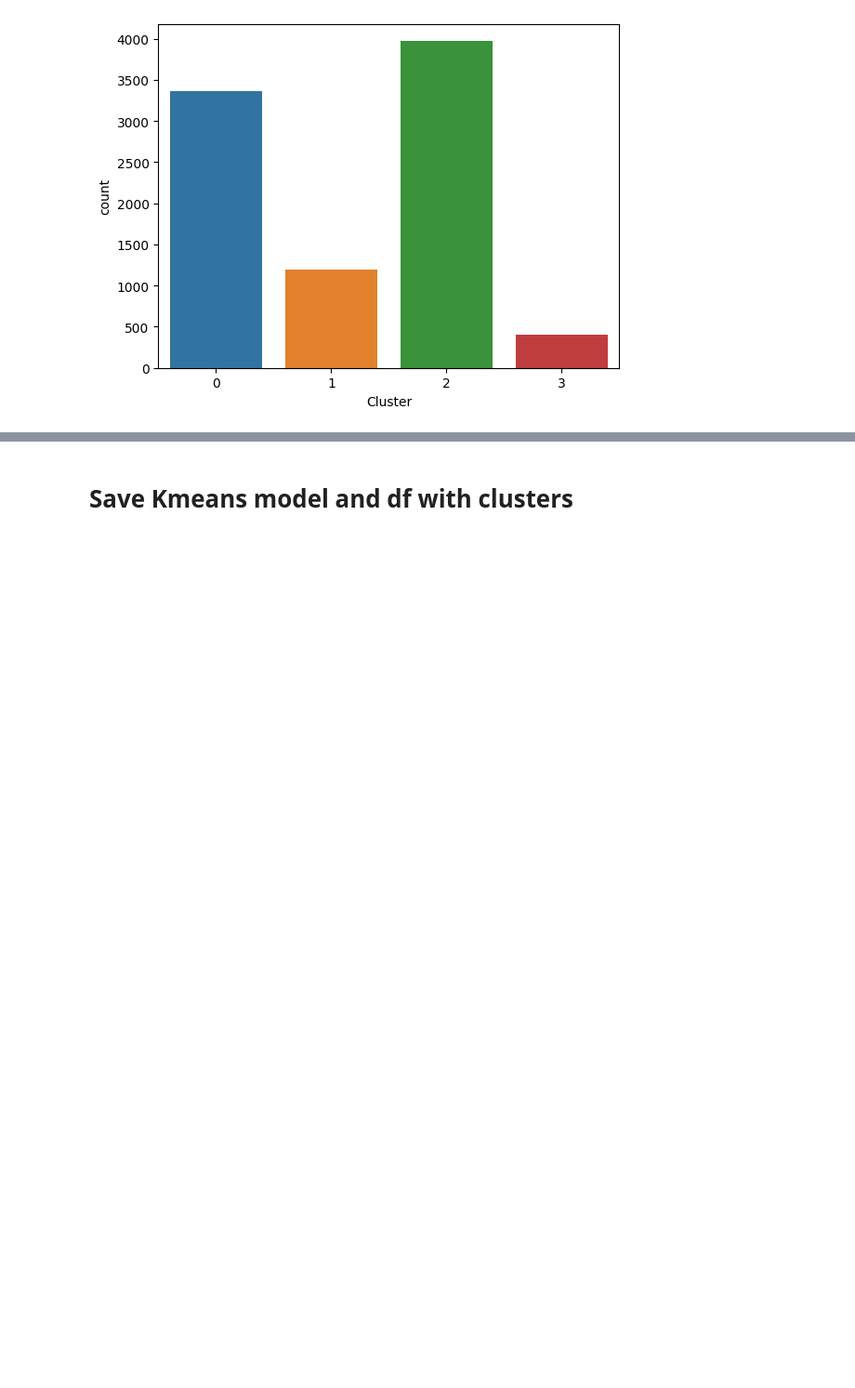
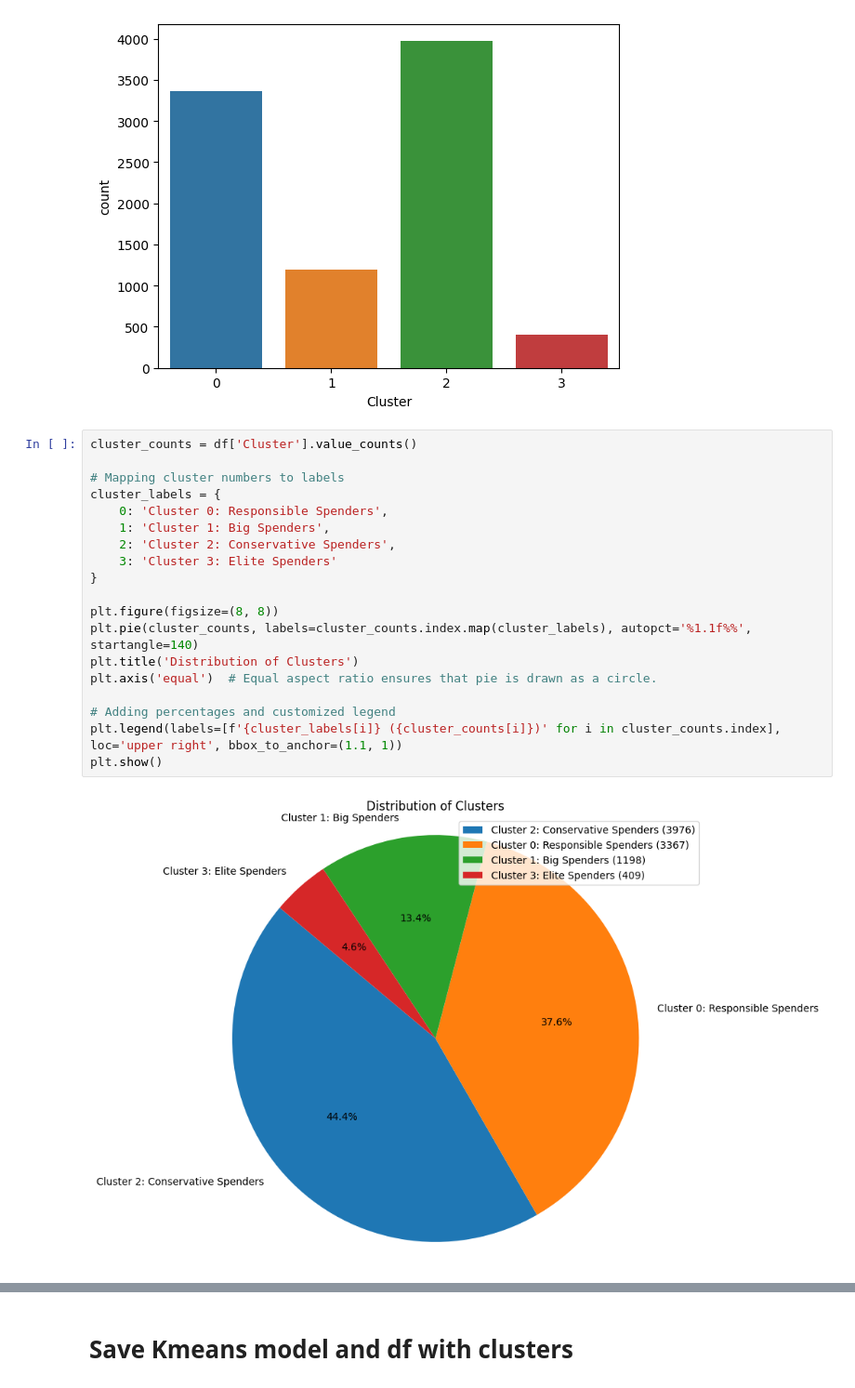
Before and after one commit to abellaouikenza/Market-Segmentation-Project, a Jupyter notebook: Market_seg_cust_data.ipynb, the cells around one changed output, grey strips where cells are left out. Shown at 93% size. Saved outputs shown, nothing was run; the diff lists cells and outputs as text; blank space fills up the shorter version.

```diff
--- a/Market_seg_cust_data.ipynb
+++ b/Market_seg_cust_data.ipynb
@@ -347,3 +424,24 @@ sns.countplot(x='Cluster', data = df)
 # %% [output]
 <Axes: xlabel='Cluster', ylabel='count'>
 [figure]
+# %%
+cluster_counts = df['Cluster'].value_counts()
+
+# Mapping cluster numbers to labels
+cluster_labels = {
+    0: 'Cluster 0: Responsible Spenders',
+    1: 'Cluster 1: Big Spenders',
+    2: 'Cluster 2: Conservative Spenders',
+    3: 'Cluster 3: Elite Spenders'
+}
+
+plt.figure(figsize=(8, 8))
+plt.pie(cluster_counts, labels=cluster_counts.index.map(cluster_labels), autopct='%1.1f%%', startangle=140)
+plt.title('Distribution of Clusters')
+plt.axis('equal')  # Equal aspect ratio ensures that pie is drawn as a circle.
+
+# Adding percentages and customized legend
+plt.legend(labels=[f'{cluster_labels[i]} ({cluster_counts[i]})' for i in cluster_counts.index], loc='upper right', bbox_to_anchor=(1.1, 1))
+plt.show()
+# %% [output]
+[figure, added]
```
Also changed, not shown: parts of 15 cells of this notebook, 3 other files.
